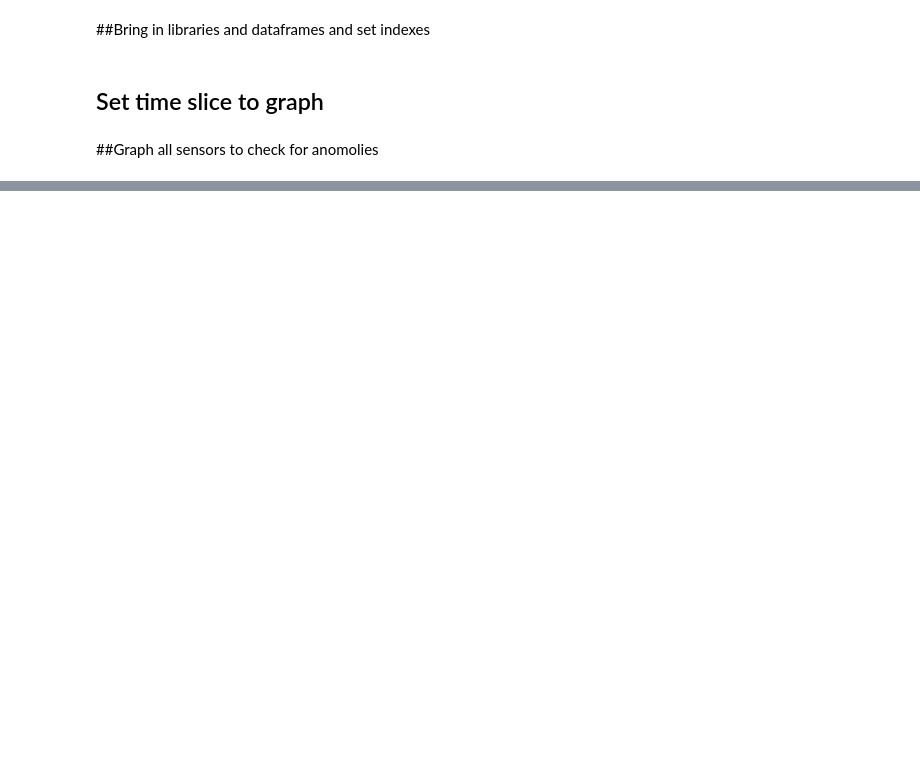
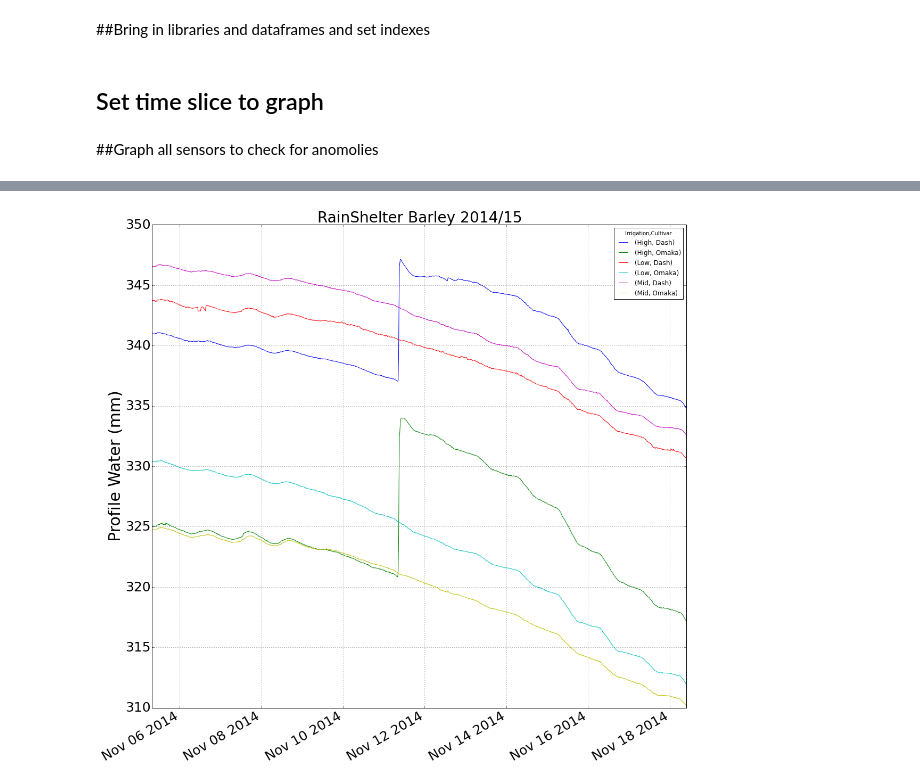
Before and after one commit to smist976/RainShelterBarley, a Jupyter notebook: SoilWaterAnalysis.ipynb, the cells around one changed output, grey strips where cells are left out. Drawn from its saved outputs; the diff is of its cells as text; code cells hidden in the pictures; blank space fills up the shorter version.

```diff
--- a/SoilWaterAnalysis.ipynb
+++ b/SoilWaterAnalysis.ipynb
@@ -61 +62,21 @@ MakePlot('ElectricalConductivity',313,'dS/m')
+# %%
+DataMeans = Data.groupby(level=['Measurement', 'Depth', 'Irrigation', 'Cultivar'],axis=1).mean()
+
+
+#Calculate the water content of the soil profile by multiplying the volumetric water content by each layers
+#depth and summing.  The 0-15 layers are divided by 2 to average the two readings
+ProfileWater = DataMeans.VolumetricWaterContent.ix[:,'0-15(InRow)'] * 150/2 + \
+               DataMeans.VolumetricWaterContent.ix[:,'0-15(btwRow)'] * 150/2 + \
+               DataMeans.VolumetricWaterContent.ix[:,'15-30'] * 150 + \
+               DataMeans.VolumetricWaterContent.ix[:,'30-60'] * 150 + \
+               DataMeans.VolumetricWaterContent.ix[:,'60-90'] * 150 + \
+               DataMeans.VolumetricWaterContent.ix[:,'90-120'] * 150 + \
+               DataMeans.VolumetricWaterContent.ix[:,'120-150'] * 150 + \
+               DataMeans.VolumetricWaterContent.ix[:,'150-180'] * 150
+ProfileWater.plot(figsize=(18,18))
+plt.ylabel('Profile Water (mm)', fontsize=30);
+plt.tick_params(labelsize=25)
+plt.title('RainShelter Barley 2014/15', fontsize=28);
+# %% [output]
+[figure, added]
 # %% [markdown]
```
Also changed, not shown: parts of 7 cells of this notebook.
